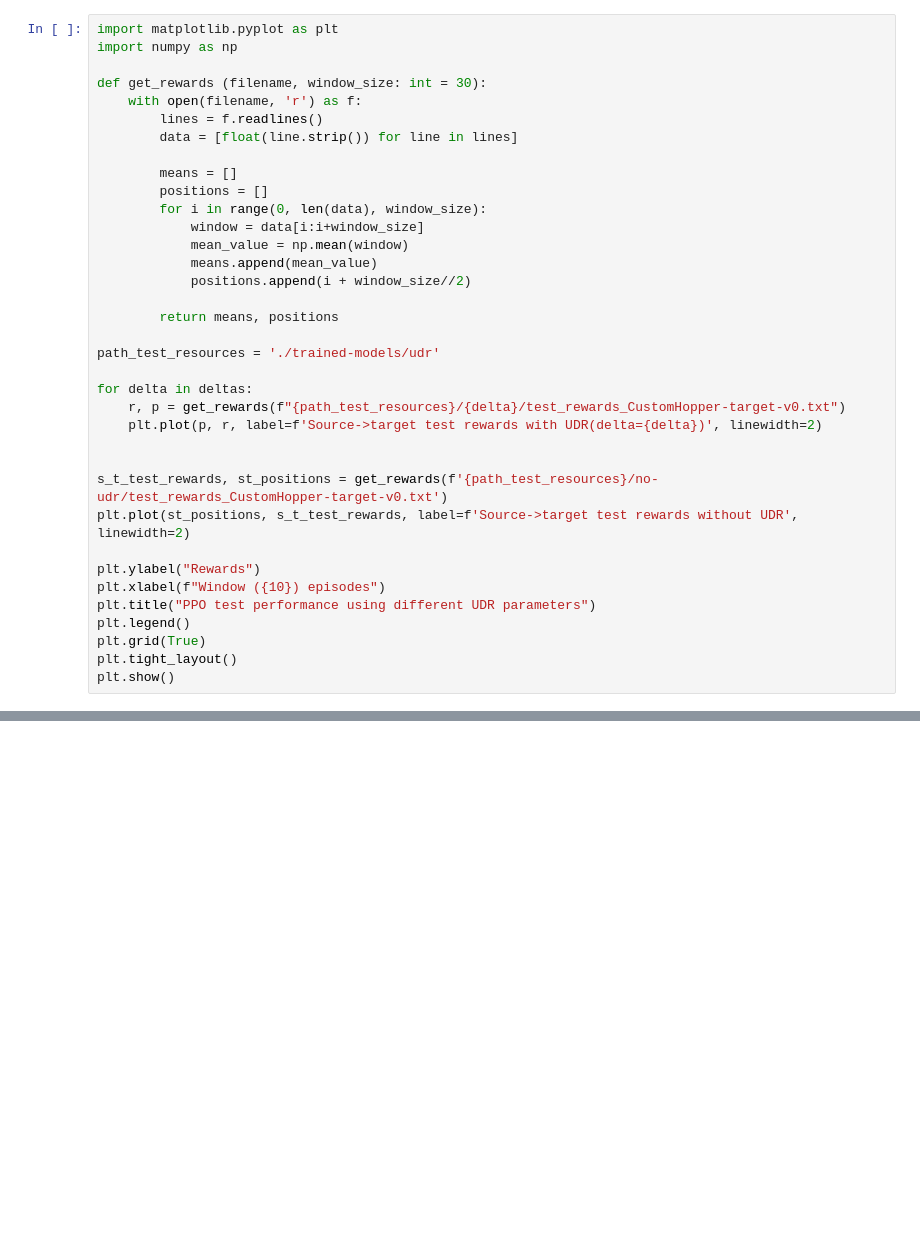
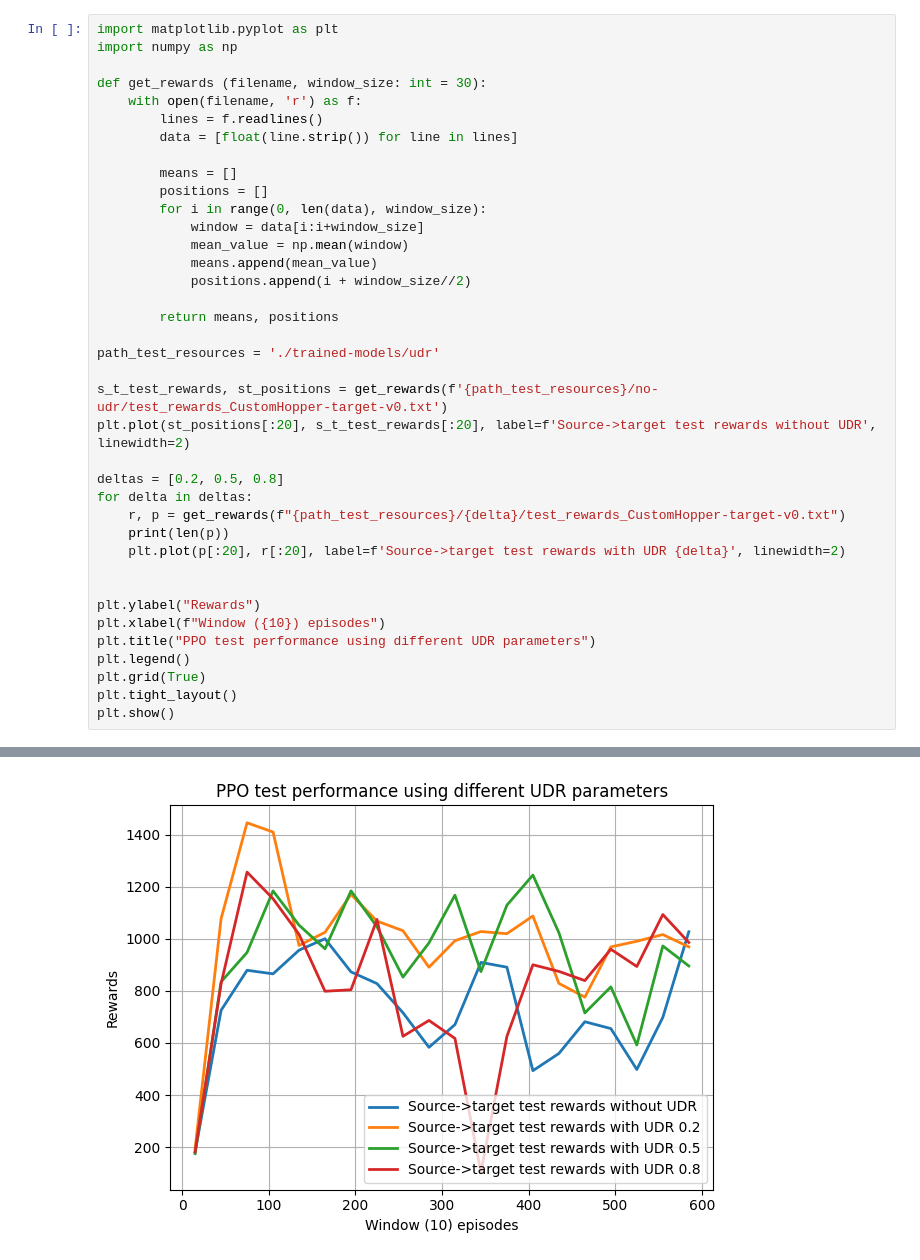
Before and after one commit to beppSpedicato/ReinforceLearning, a Jupyter notebook: ppo_udr.ipynb, the cells around one changed output, grey strips where cells are left out. Drawn from its saved outputs; the diff is of its cells as text; blank space fills up the shorter version.

```diff
--- a/ppo_udr.ipynb
+++ b/ppo_udr.ipynb
@@ -66,13 +82,15 @@ def get_rewards (filename, window_size: int = 30):
 
 path_test_resources = './trained-models/udr'
 
+s_t_test_rewards, st_positions = get_rewards(f'{path_test_resources}/no-udr/test_rewards_CustomHopper-target-v0.txt')
+plt.plot(st_positions[:20], s_t_test_rewards[:20], label=f'Source->target test rewards without UDR', linewidth=2)
+
+deltas = [0.2, 0.5, 0.8]
 for delta in deltas:
     r, p = get_rewards(f"{path_test_resources}/{delta}/test_rewards_CustomHopper-target-v0.txt")
-    plt.plot(p, r, label=f'Source->target test rewards with UDR(delta={delta})', linewidth=2)
+    print(len(p))
+    plt.plot(p[:20], r[:20], label=f'Source->target test rewards with UDR {delta}', linewidth=2)
 
-
-s_t_test_rewards, st_positions = get_rewards(f'{path_test_resources}/no-udr/test_rewards_CustomHopper-target-v0.txt')
-plt.plot(st_positions, s_t_test_rewards, label=f'Source->target test rewards without UDR', linewidth=2)
 
 plt.ylabel("Rewards")
 plt.xlabel(f"Window ({10}) episodes")
@@ -81,3 +99,4 @@ plt.legend()
 plt.grid(True)
 plt.tight_layout()
 plt.show()
+# %% [output]
@@ -83,0 +106 @@ plt.show()
+[figure, added]
```
Also changed, not shown: parts of 2 cells of this notebook, 28 other files.
